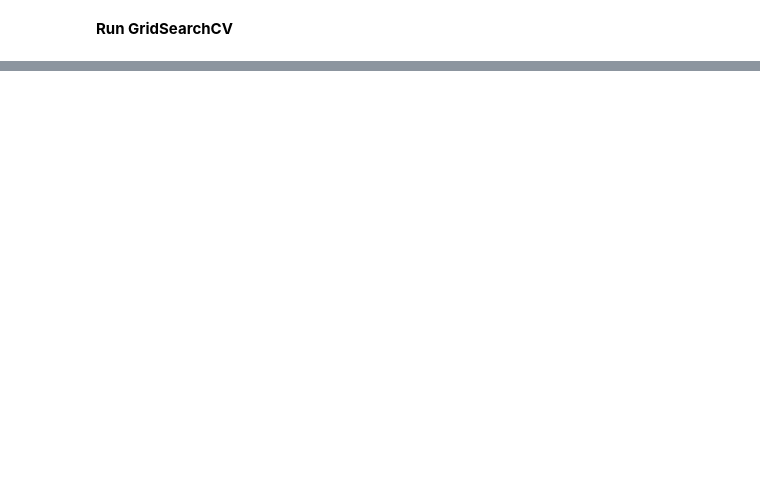
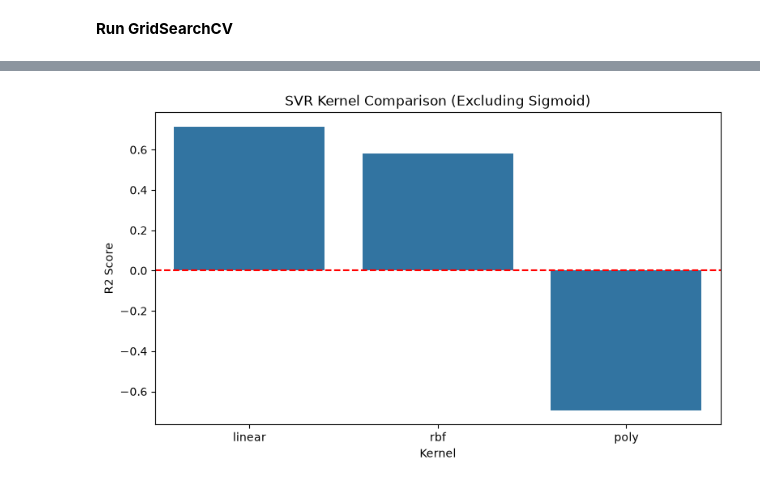
Before and after one commit to k1222004kumar-create/svm, a Jupyter notebook: House_Price_SVM/svm_house.ipynb, the cells around one changed output, grey strips where cells are left out. Saved outputs shown, nothing was run; the diff lists cells and outputs as text; code cells hidden in the pictures; blank space fills up the shorter version.

```diff
--- a/House_Price_SVM/svm_house.ipynb
+++ b/House_Price_SVM/svm_house.ipynb
@@ -426,0 +574,18 @@ Fitting 5 folds for each of 42 candidates, totalling 210 fits
+# %%
+plot_df = results_df[
+    results_df["Kernel"] != "sigmoid"
+]
+
+plt.figure(figsize=(9, 5))
+
+sns.barplot(
+    data=plot_df,
+    x="Kernel",
+    y="R2 Score"
+)
+
+plt.title("SVR Kernel Comparison (Excluding Sigmoid)")
+plt.axhline(0, color="red", linestyle="--")
+plt.show()
+# %% [output]
+[figure, added]
```
Also changed, not shown: parts of 28 cells of this notebook.
